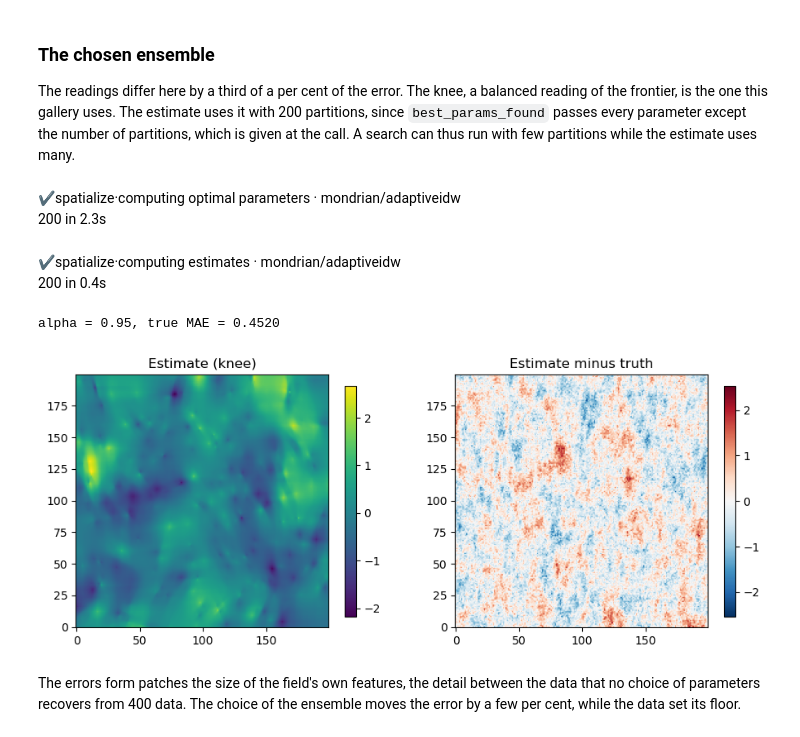
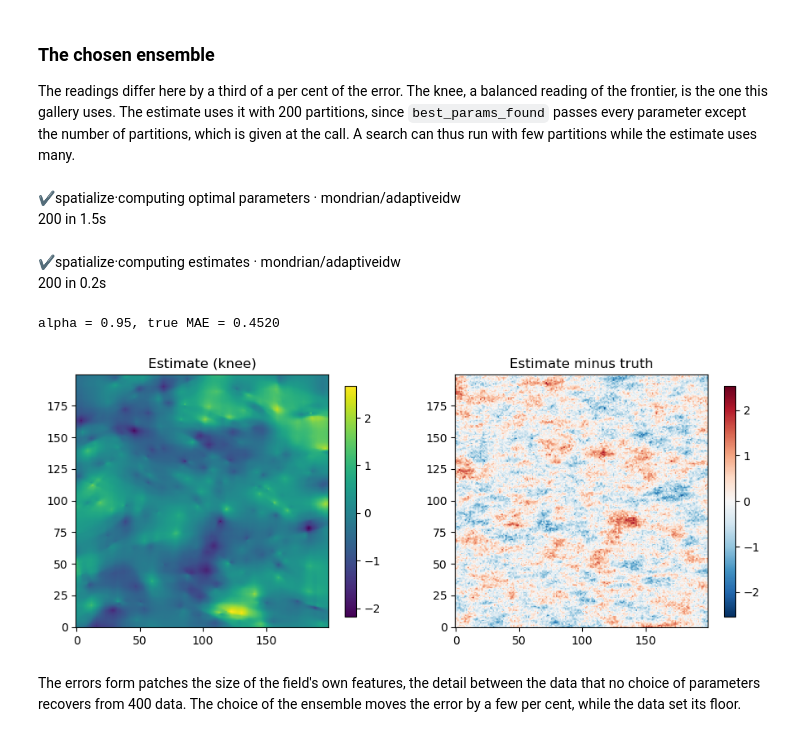
Before and after one commit to alges/spatialize-examples, a Jupyter notebook: examples/03_choosing_an_ensemble/07_pareto_search.ipynb, the cells around one changed output. Drawn from its saved outputs; the diff is of its cells as text; code cells hidden in the pictures.

Commit message:
05: the decoders; 07 figures oriented correctly; prose of 01, 02, 05 and 07 per the conventions

```diff
--- a/examples/03_choosing_an_ensemble/07_pareto_search.ipynb
+++ b/examples/03_choosing_an_ensemble/07_pareto_search.ipynb
@@ -84,7 +84,7 @@ print(f"{len(points)} data, {len(xi)} grid nodes, values from {values.min():.2f}
 400 data, 40000 grid nodes, values from -2.17 to 2.67
 # %%
 fig, ax = plt.subplots(figsize=(5.5, 5))
-im = ax.imshow(truth.reshape(200, 200).T, origin="lower", cmap="viridis")
+im = ax.imshow(truth.reshape(200, 200), origin="lower", cmap="viridis")   # the grid runs x fastest: rows are y
 ax.scatter(points[:, 0], points[:, 1], s=6, c="white", edgecolors="black", linewidths=0.3)
 ax.set_title("The truth and the 400 data")
 fig.colorbar(im, ax=ax, shrink=0.8)
@@ -262,24 +262,24 @@ call. A search can thus run with few partitions while the estimate uses many.
 # %%
 best = pareto.best_result(strategy="knee")
 result = esi_nongriddata(points, values, xi, n_partitions=200, best_params_found=best, seed=0)
 estimate = result.estimation()
 print(f"alpha = {best['alpha']}, true MAE = {MAE(truth, estimate):.4f}")
 
 fig, axes = plt.subplots(1, 2, figsize=(11, 4.6))
 lim = np.abs(estimate - truth).max()
 for ax, field, title, cmap, bounds in ((axes[0], estimate, "Estimate (knee)", "viridis", (None, None)),
                                        (axes[1], estimate - truth, "Estimate minus truth", "RdBu_r", (-lim, lim))):
-    im = ax.imshow(field.reshape(200, 200).T, origin="lower", cmap=cmap, vmin=bounds[0], vmax=bounds[1])
+    im = ax.imshow(field.reshape(200, 200), origin="lower", cmap=cmap, vmin=bounds[0], vmax=bounds[1])
     ax.set_title(title)
     fig.colorbar(im, ax=ax, shrink=0.8)
 plt.show()
 # %% [output]
 ✔spatialize·computing optimal parameters · mondrian/adaptiveidw
-200 in 2.3s
+200 in 1.5s
 ✔spatialize·computing estimates · mondrian/adaptiveidw
-200 in 0.4s
+200 in 0.2s
 alpha = 0.95, true MAE = 0.4520
-[figure, old version]
+[figure, new version]
 # %% [markdown]
 The errors form patches the size of the field's own features, the detail between the data that no
 choice of parameters recovers from 400 data. The choice of the ensemble moves the error by a few per
```
Also changed, not shown: parts of 9 cells of this notebook, 4 other files.
